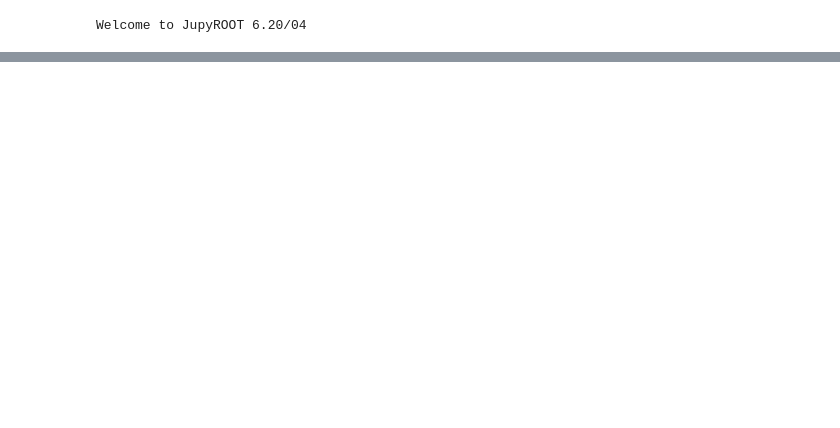
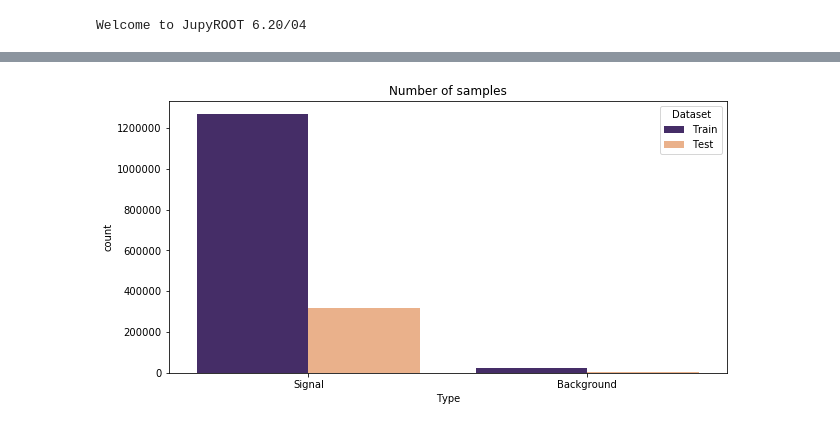
Before and after one commit to cms-egamma/ID-Trainer, a Jupyter notebook: Trainer.ipynb, the cells around one changed output, grey strips where cells are left out. Saved outputs shown, nothing was run; the diff lists cells and outputs as text; code cells hidden in the pictures; blank space fills up the shorter version.

```diff
--- a/Trainer.ipynb
+++ b/Trainer.ipynb
@@ -17,4 +28,16 @@ Tree
+# %%
+cat='EleType'
+weight="NewWt",""
+label=["Background","Signal"]
 # %%
 #Works in uproot3
-Sigdf = uproot.open(SigFile).get(Tree).pandas.df().query(SigCut+' & '+CommonCut)
-Bkgdf = uproot.open(BkgFile).get(Tree).pandas.df().query(BkgCut+' & '+CommonCut)
+print("Making data frames")
+Sigdf=pd.DataFrame()
+Bkgdf=pd.DataFrame()
+for SigFile,SigXsecWt in zip(SigFiles,SigXsecWts):
+    Sigdfi = uproot.open(SigFile).get(Tree).pandas.df().query(SigCut+' & '+CommonCut)
+    Sigdfi['xsecwt']=SigXsecWt
+    Sigdf=pd.concat([Sigdf,Sigdfi],ignore_index=True, sort=False)
+for BkgFile,BkgXsecWt in zip(BkgFiles,BkgXsecWts):
+    Bkgdfi = uproot.open(BkgFile).get(Tree).pandas.df().query(BkgCut+' & '+CommonCut)
+    Bkgdf=pd.concat([Bkgdf,Bkgdfi],ignore_index=True, sort=False)
@@ -42,0 +46,28 @@ Required-by:
+# %%
+Sigdf[cat]=1
+Bkgdf[cat]=0
+
+Sigdf["Type"]="Signal"
+Bkgdf["Type"]="Background"
+
+#Reweighing
+Sigdf[weight]=1
+Bkgdf[weight]=1
+
+df_final=pd.concat([Sigdf,Bkgdf],ignore_index=True, sort=False)
+from sklearn.model_selection import train_test_split
+EB_train, EB_test = train_test_split(df_final, test_size=testsize, random_state=RandomState, shuffle=True)
+
+TrainIndices=EB_train.index.values.tolist()
+TestIndices=EB_test.index.values.tolist()
+
+df_final.loc[TrainIndices,'Dataset'] = "Train"
+df_final.loc[TestIndices,'Dataset'] = "Test"
+# %%
+import seaborn as sns
+fig, axes = plt.subplots(1, 1, figsize=(10, 5))
+sns.countplot(x="Type", data=df_final, ax=axes,hue='Dataset',palette=['#432371',"#FAAE7B"])
+axes.set_title("Number of samples")
+plt.savefig(OutputDirName+"/TotalStat_TrainANDTest.png")
+# %% [output]
+[figure, added]
```
Also changed, not shown: parts of 11 cells of this notebook, 2 other files.
